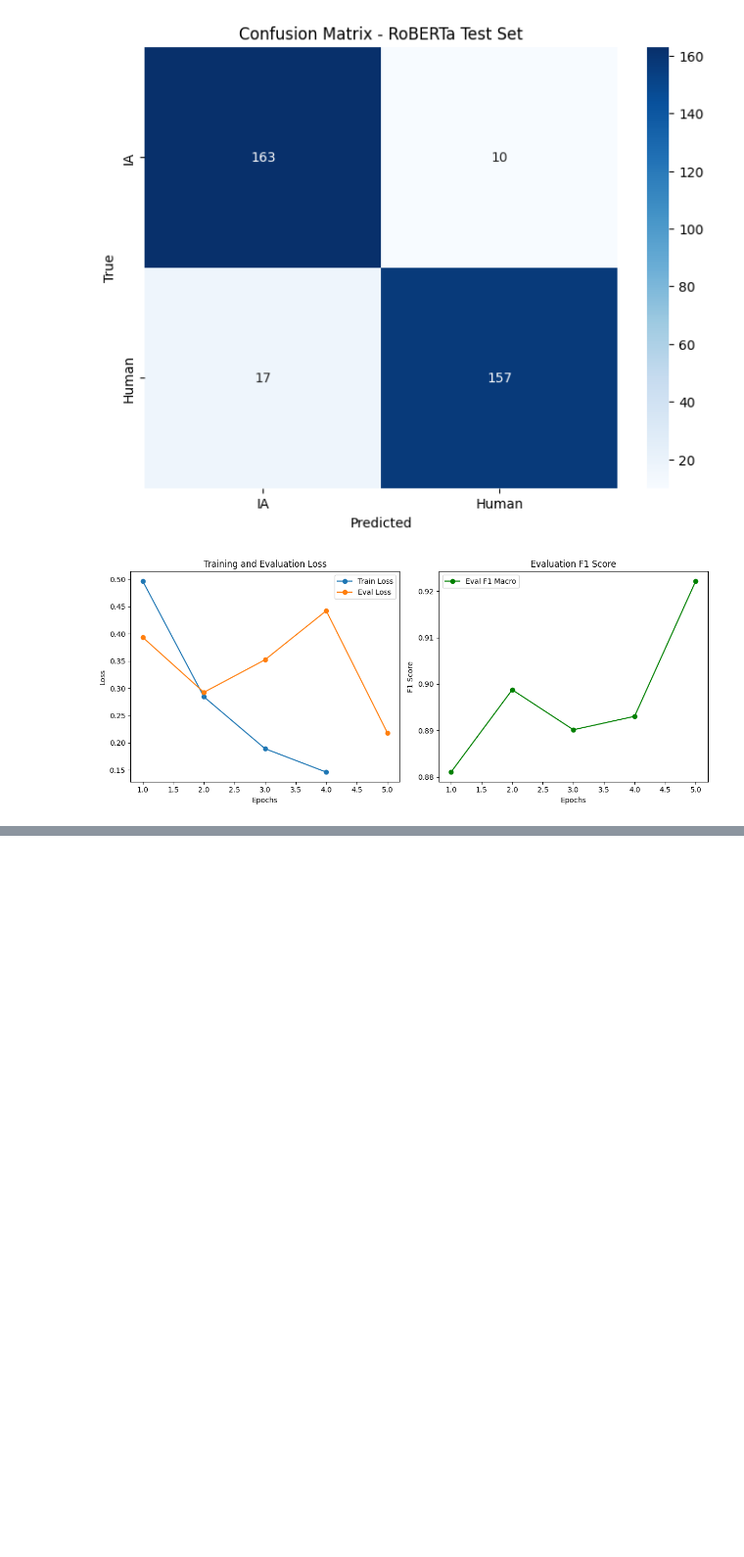
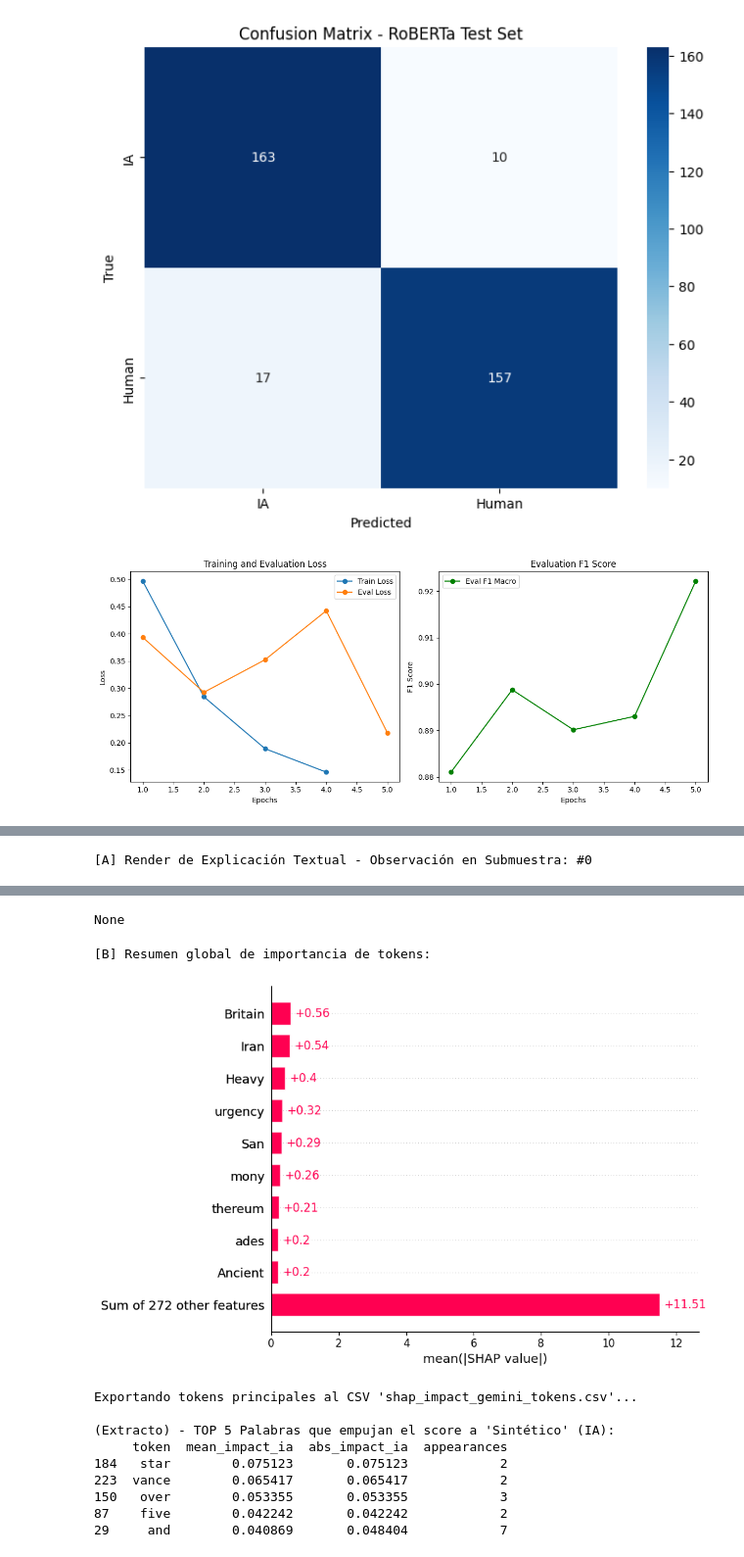
Before and after one commit to JavierPrior845/tfg-ai-text-detection, a Jupyter notebook: models/encoder-only/RoBERTa.ipynb, the cells around one changed output, grey strips where cells are left out. Shown at 98% size. Drawn from its saved outputs; the diff is of its cells as text; code cells hidden in the pictures; blank space fills up the shorter version.

```diff
--- a/models/encoder-only/RoBERTa.ipynb
+++ b/models/encoder-only/RoBERTa.ipynb
@@ -513,0 +461,61 @@ print(df_shap_export.head(5))
+# %%
+# =========== 5. VISUALIZATION & INSIGHTS ===========
+# Activamos JavaScript para que las salidas de la celda de Jupyter funcionen
+shap.initjs()
+
+try:
+    # A. Gráfico Textual Individual
+    synthetic_loc_idx = sample_df['is_real'].tolist().index(0)
+
+    # Detectar el índice de la clase IA
+    if isinstance(class_ia_idx, str) and hasattr(shap_values, 'output_names') and shap_values.output_names is not None:
+        actual_idx = list(shap_values.output_names).index(class_ia_idx)
+    else:
+        actual_idx = 0
+
+    print(f"\n[A] Render de Explicación Textual - Observación en Submuestra: #{synthetic_loc_idx}")
+    import IPython
+    # Usamos el slicing del objeto de explicación directamente
+    exp_slice = shap_values[synthetic_loc_idx, :, actual_idx] if len(shap_values.shape) == 3 else shap_values[synthetic_loc_idx]
+    IPython.display.display(shap.plots.text(exp_slice))
+
+    # B. Gráfico Global de Barras
+    print("\n[B] Resumen global de importancia de tokens:")
+    # Para el gráfico global, extraemos la clase objetivo si existe la dimensión
+    if len(shap_values.shape) == 3:
+        global_exp = shap_values[:, :, actual_idx]
+    else:
+        global_exp = shap_values
+
+    # Forzamos un bar plot del objeto de explicación global
+    shap.plots.bar(global_exp, max_display=10)
+
+    # =========== 6. EXPORT / DATA TABULATION ===========
+    print("\nExportando tokens principales al CSV 'shap_impact_gemini_tokens.csv'...")
+    token_data = []
+
+    # Iterar sobre el objeto de explicación para extraer datos limpios
+    for i in range(global_exp.shape[0]):
+        tks = global_exp.data[i]
+        vals = global_exp.values[i]
+        for t_raw, v in zip(tks, vals):
+            t_clean = str(t_raw).strip().lower()
+            if len(t_clean) > 1:
+                token_data.append({'token': t_clean, 'impact_ia': float(v)})
+
+    df_tokens = pd.DataFrame(token_data)
+    df_shap_export = df_tokens.groupby('token').agg(
+        mean_impact_ia=('impact_ia', 'mean'),
+        abs_impact_ia=('impact_ia', lambda x: np.mean(np.abs(x))),
+        appearances=('impact_ia', 'count')
+    ).reset_index()
+
+    df_shap_export = df_shap_export[df_shap_export['appearances'] > 1]
+    df_shap_export = df_shap_export.sort_values(by='mean_impact_ia', ascending=False)
+    df_shap_export.to_csv("shap_impact_gemini_tokens.csv", index=False)
+
+    print("\n(Extracto) - TOP 5 Palabras que empujan el score a 'Sintético' (IA):")
+    print(df_shap_export.head(5))
+except Exception as e:
+    print(f"Ha ocurrido un error inesperado: {e}")
+# %% [output]
@@ -513,0 +523 @@ print(df_shap_export.head(5))
+[A] Render de Explicación Textual - Observación en Submuestra: #0
@@ -513,0 +525,12 @@ print(df_shap_export.head(5))
+None
+[B] Resumen global de importancia de tokens:
+[figure, added]
+Exportando tokens principales al CSV 'shap_impact_gemini_tokens.csv'...
+
+(Extracto) - TOP 5 Palabras que empujan el score a 'Sintético' (IA):
+     token  mean_impact_ia  abs_impact_ia  appearances
+184   star        0.075123       0.075123            2
+223  vance        0.065417       0.065417            2
+150   over        0.053355       0.053355            3
+87    five        0.042242       0.042242            2
+29     and        0.040869       0.048404            7
```
Also changed, not shown: parts of 6 cells of this notebook.
